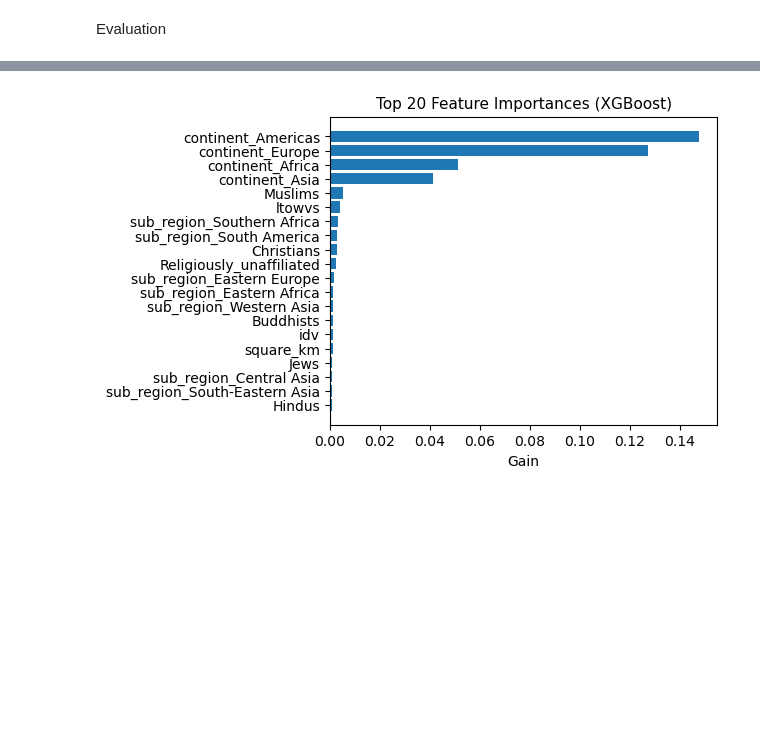
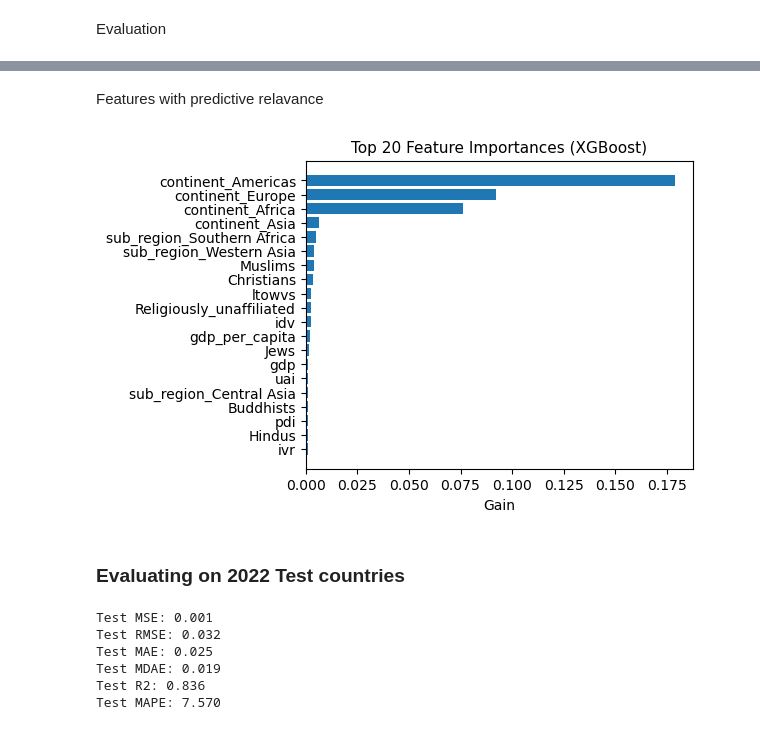
Before and after one commit to samrauh/dlss-project, a Jupyter notebook: model/baseline.ipynb, the cells around one changed output, grey strips where cells are left out. Cells and saved outputs as stored; diff of their text form; code cells hidden in the pictures; blank space fills up the shorter version.

```diff
--- a/model/baseline.ipynb
+++ b/model/baseline.ipynb
@@ -456,10 +466,22 @@ for col in X.columns:
 
 imp = SimpleImputer(strategy='constant', fill_value=0, add_indicator=True)
 X_imputed = imp.fit_transform(X)
+# %%
+# Build feature names that match X_imputed's columns
+base_names = list(X.columns)
+indicator_idx = getattr(imp, "indicator_", None)
+if indicator_idx is not None:
+    # indices of columns that had missing values at fit time
+    miss_cols = indicator_idx.features_
+    indicator_names = [f"{base_names[i]}__missing" for i in miss_cols]
+else:
+    indicator_names = []
+
+feature_names_imputed = base_names + indicator_names
 # %%
 
 X_temp, X_test, y_temp, y_test = train_test_split(
-    X, y, test_size=0.2, random_state=42
+    X_imputed, y, test_size=0.2, random_state=42
 )
 
 X_train, X_val, y_train, y_val = train_test_split(
@@ -571,31 +593,34 @@ plt.show()
+# %% [markdown]
+Features with predictive relavance
 # %%
 
 # Get feature names
 feature_names = X.columns if hasattr(X, 'columns') else [f"f{i}" for i in range(X.shape[1])]
 
-# Get importances
 importances = model.get_booster().get_score(importance_type='gain')
-
-# Convert to DataFrame
 importance_df = pd.DataFrame({
     'Feature': list(importances.keys()),
     'Importance': list(importances.values())
 })
 
-# Map feature indices to original names (if needed)
-if importance_df['Feature'].iloc[0].startswith('f') and hasattr(X, 'columns'):
-    importance_df['Feature'] = importance_df['Feature'].map(lambda x: feature_names[int(x[1:])])
+# Map f0..fN -> the imputed feature names
+if not importance_df.empty and importance_df['Feature'].iloc[0].startswith('f'):
+    def map_f(name):
+        idx = int(name[1:])
+        return feature_names_imputed[idx] if idx < len(feature_names_imputed) else name
+    importance_df['Feature'] = importance_df['Feature'].map(map_f)
 
-# Sort
-importance_df = importance_df.sort_values(by='Importance', ascending=False).reset_index(drop=True)
+importance_df = importance_df.sort_values('Importance', ascending=False).reset_index(drop=True)
 
 # Plot top N
 top_n = 20
 plt.figure(figsize=(5,4))
 plt.barh(importance_df['Feature'].head(top_n), importance_df['Importance'].head(top_n))
 plt.gca().invert_yaxis()
 plt.xlabel('Gain')
 plt.title(f'Top {top_n} Feature Importances (XGBoost)', fontsize=11)
 plt.show()
 # %% [output]
-[figure, old version]
+[figure, new version]
+# %% [markdown]
+### Evaluating on 2022 Test countries
@@ -601,0 +638,22 @@ plt.show()
+# %%
+y_pred_test_countries=model.predict(X_imputed_test_countries)
+
+mse = mean_squared_error(y_test_countries, y_pred_test_countries)
+rmse= np.sqrt(mse)
+mae=mean_absolute_error(y_test_countries, y_pred_test_countries)
+mdae=median_absolute_error(y_test_countries, y_pred_test_countries)
+r2=r2_score(y_test_countries, y_pred_test_countries)
+mape=mean_absolute_percentage_error(y_test_countries, y_pred_test_countries)*100
+print(f"Test MSE: {mse:.3f}")
+print(f"Test RMSE: {rmse:.3f}")
+print(f"Test MAE: {mae:.3f}")
+print(f"Test MDAE: {mdae:.3f}")
+print(f"Test R2: {r2:.3f}")
+print(f"Test MAPE: {mape:.3f}")
+# %% [output]
+Test MSE: 0.001
+Test RMSE: 0.032
+Test MAE: 0.025
+Test MDAE: 0.019
+Test R2: 0.836
+Test MAPE: 7.570
```
Also changed, not shown: parts of 13 cells of this notebook.
